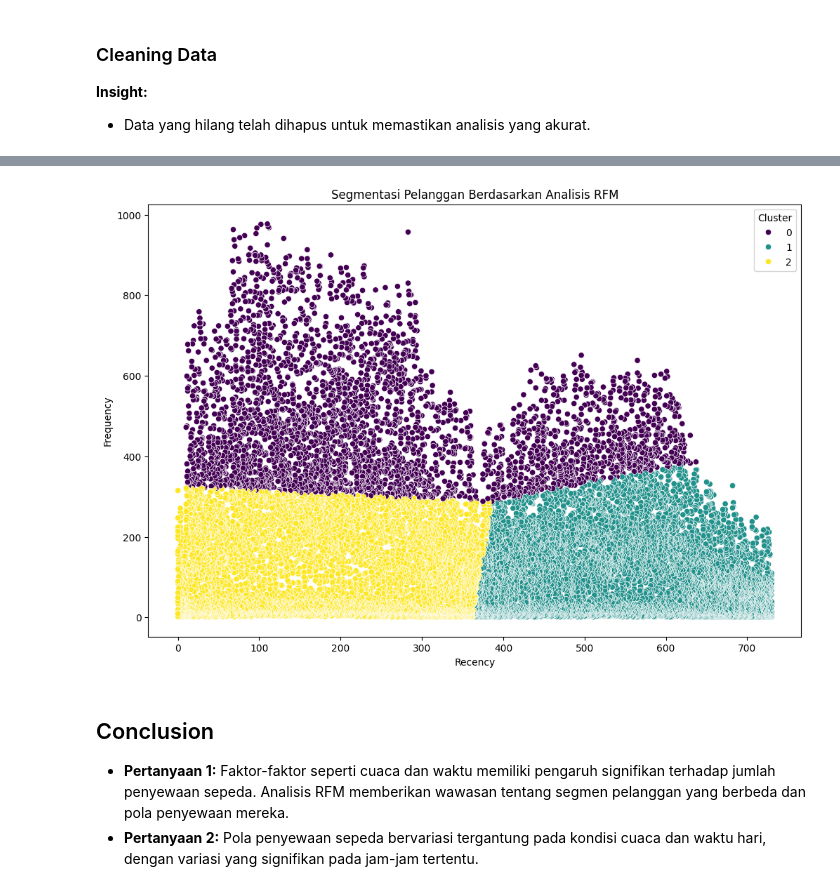
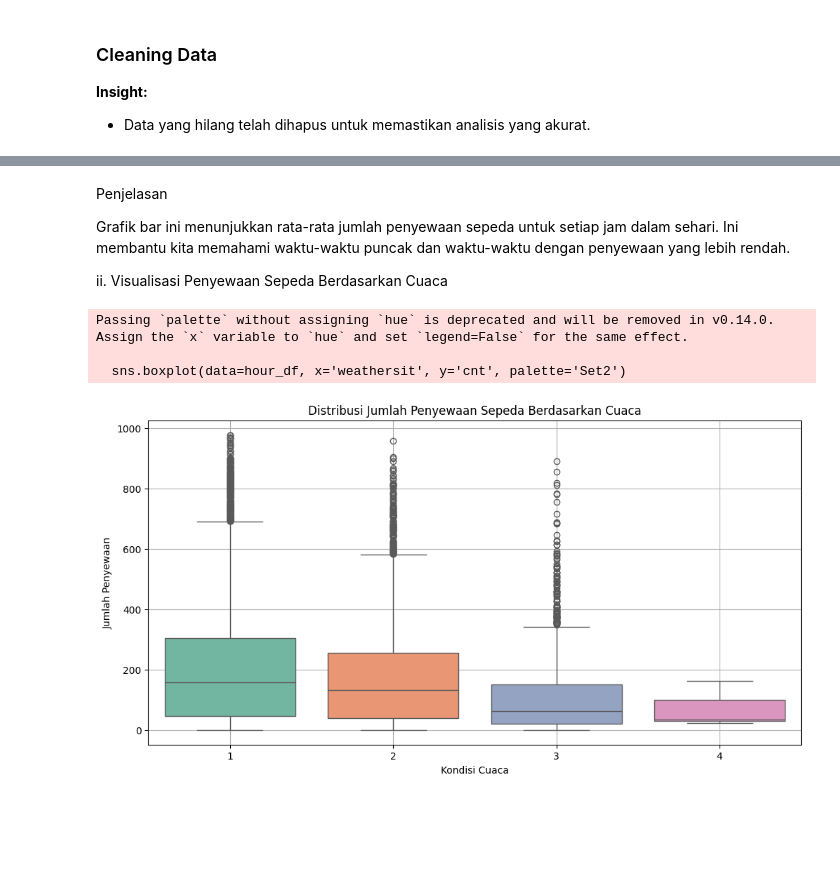
Before and after one commit to rmdhannni/Proyek-Analisis-Data-Bike-Sharing, a Jupyter notebook: Proyek_Analisis_Data_Bike_Sharing.ipynb, the cells around one changed output, grey strips where cells are left out. Cells and saved outputs as stored; diff of their text form; code cells hidden in the pictures; blank space fills up the shorter version.

```diff
--- a/Proyek_Analisis_Data_Bike_Sharing.ipynb
+++ b/Proyek_Analisis_Data_Bike_Sharing.ipynb
@@ -16,4 +16,12 @@ import numpy as np
 import matplotlib.pyplot as plt
 import seaborn as sns
 from sklearn.cluster import KMeans
-import streamlit as st
+
+# Fungsi untuk memuat data
+def load_data():
+    hour_df = pd.read_csv('data/hour.csv')
+    day_df = pd.read_csv('data/day.csv')
+    return hour_df, day_df
+
+# Load data
+hour_df, day_df = load_data()
@@ -28,7 +27,0 @@ import streamlit as st
-# %%
-# Mengatur path file data
-DATA_PATH = 'data/'
-
-# Memuat data
-hour_df = pd.read_csv(f'{DATA_PATH}hour.csv')
-day_df = pd.read_csv(f'{DATA_PATH}day.csv')
@@ -124,16 +158,21 @@ rfm_df.head()
+# %% [markdown]
+Penjelasan
+
+Grafik bar ini menunjukkan rata-rata jumlah penyewaan sepeda untuk setiap jam dalam sehari. Ini membantu kita memahami waktu-waktu puncak dan waktu-waktu dengan penyewaan yang lebih rendah.
+
+
+ii. Visualisasi Penyewaan Sepeda Berdasarkan Cuaca
 # %%
-# Visualisasi cluster RFM
-plt.figure(figsize=(12, 8))
-sns.scatterplot(data=rfm_df, x='Recency', y='Frequency', hue='Cluster', palette='viridis')
-plt.title('Segmentasi Pelanggan Berdasarkan Analisis RFM')
-plt.xlabel('Recency')
-plt.ylabel('Frequency')
-plt.legend(title='Cluster')
+# Visualisasi distribusi penyewaan berdasarkan cuaca
+plt.figure(figsize=(12, 6))
+sns.boxplot(data=hour_df, x='weathersit', y='cnt', palette='Set2')
+plt.title('Distribusi Jumlah Penyewaan Sepeda Berdasarkan Cuaca')
+plt.xlabel('Kondisi Cuaca')
+plt.ylabel('Jumlah Penyewaan')
+plt.grid(True)
 plt.show()
 # %% [output]
+Passing `palette` without assigning `hue` is deprecated and will be removed in v0.14.0. Assign the `x` variable to `hue` and set `legend=False` for the same effect.
+
+  sns.boxplot(data=hour_df, x='weathersit', y='cnt', palette='Set2')
-[figure, old version]
+[figure, new version]
-# %% [markdown]
-## Conclusion
-
-- **Pertanyaan 1:** Faktor-faktor seperti cuaca dan waktu memiliki pengaruh signifikan terhadap jumlah penyewaan sepeda. Analisis RFM memberikan wawasan tentang segmen pelanggan yang berbeda dan pola penyewaan mereka.
-- **Pertanyaan 2:** Pola penyewaan sepeda bervariasi tergantung pada kondisi cuaca dan waktu hari, dengan variasi yang signifikan pada jam-jam tertentu.
```
Also changed, not shown: parts of 20 cells of this notebook, 1 other file.
